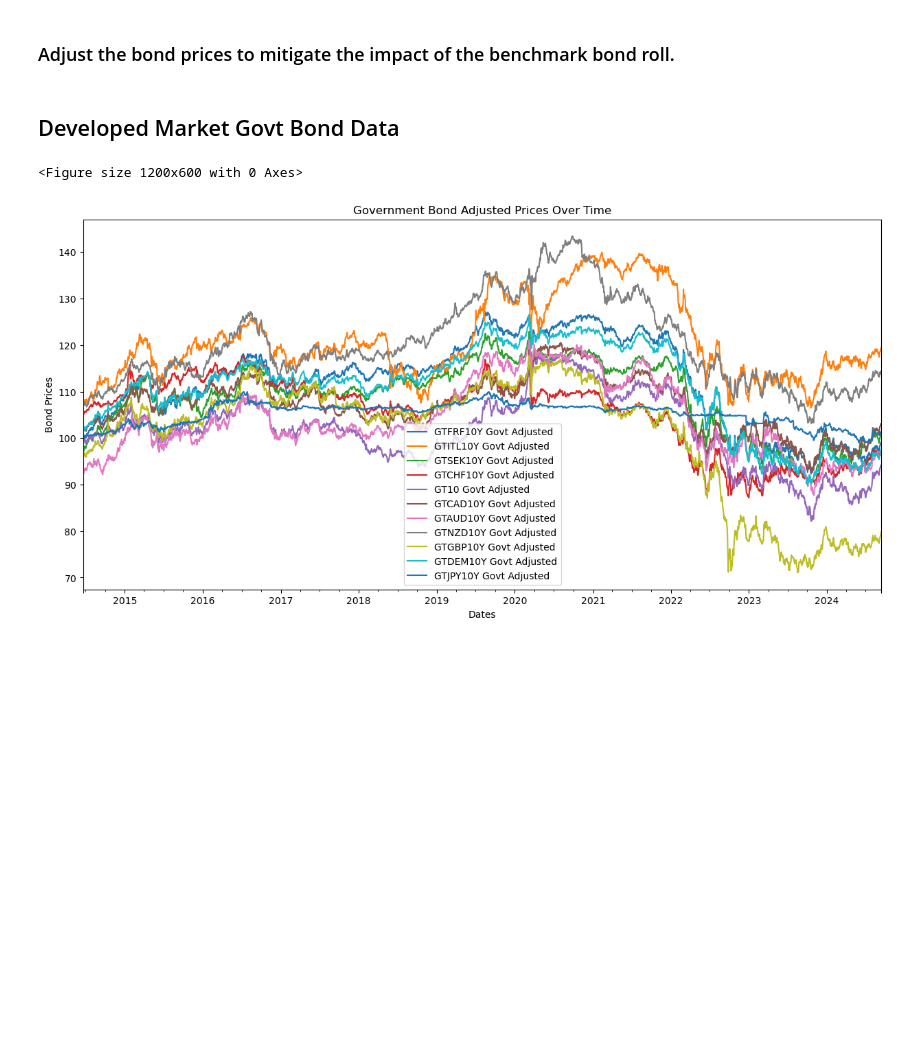
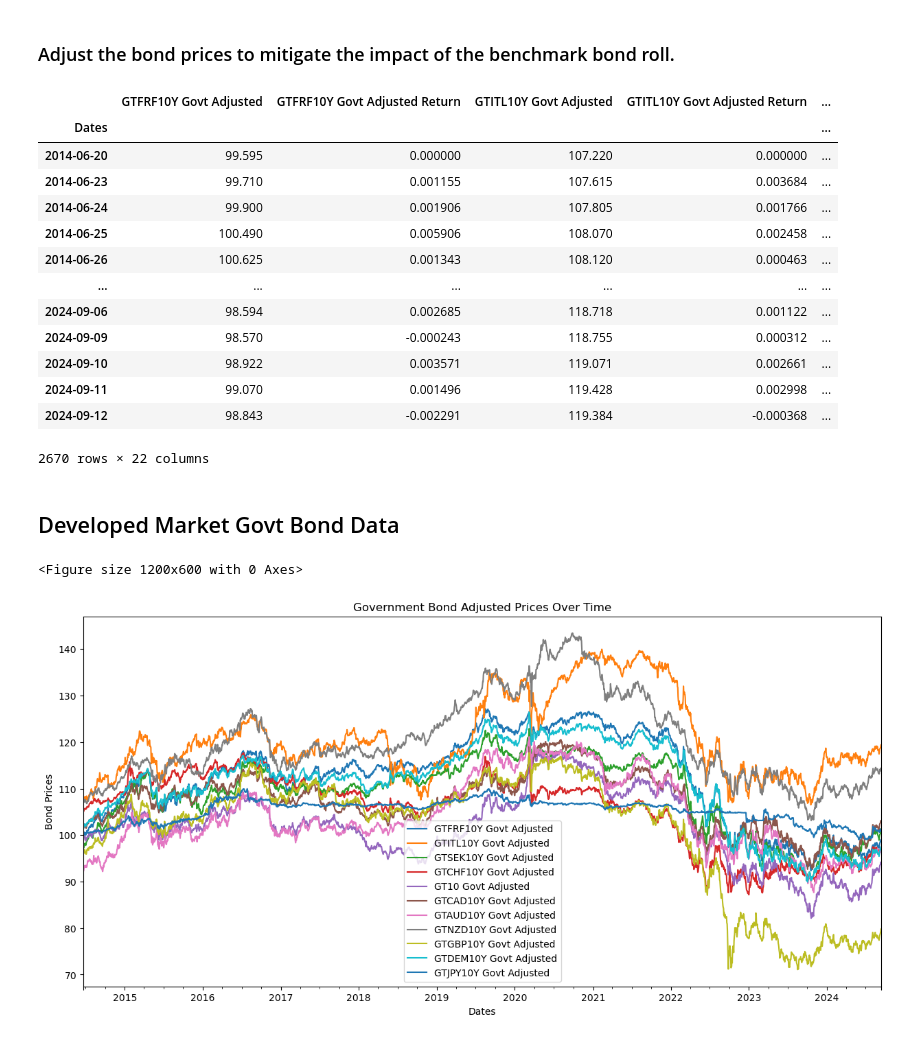
Before and after one commit to yuezhang5/Reinforcement-Learning-Pair-Trading, a Jupyter notebook: EDA_bond return_PC1.ipynb, the cells around one changed output. Drawn from its saved outputs; the diff is of its cells as text; code cells hidden in the pictures; blank space fills up the shorter version.

```diff
--- a/EDA_bond return_PC1.ipynb
+++ b/EDA_bond return_PC1.ipynb
@@ -55,6 +55,23 @@ col_adj_price = [i for i in tr_dm.columns if i.endswith('Adjusted')]
 col_adj_return = [i for i in tr_dm.columns if i.endswith('Adjusted Return')]
 
 tr_dm_net = tr_dm[col_adj].fillna(0)
+# %%
+tr_dm_net
+# %% [output]
+|  | GTFRF10Y Govt Adjusted | GTFRF10Y Govt Adjusted Return | GTITL10Y Govt Adjusted | GTITL10Y Govt Adjusted Return | ... |
+| Dates |  |  |  |  | ... |
+| 2014-06-20 | 99.595 | 0.000000 | 107.220 | 0.000000 | ... |
+| 2014-06-23 | 99.710 | 0.001155 | 107.615 | 0.003684 | ... |
+| 2014-06-24 | 99.900 | 0.001906 | 107.805 | 0.001766 | ... |
+| 2014-06-25 | 100.490 | 0.005906 | 108.070 | 0.002458 | ... |
+| 2014-06-26 | 100.625 | 0.001343 | 108.120 | 0.000463 | ... |
+| ... | ... | ... | ... | ... | ... |
+| 2024-09-06 | 98.594 | 0.002685 | 118.718 | 0.001122 | ... |
+| 2024-09-09 | 98.570 | -0.000243 | 118.755 | 0.000312 | ... |
+| 2024-09-10 | 98.922 | 0.003571 | 119.071 | 0.002661 | ... |
+| 2024-09-11 | 99.070 | 0.001496 | 119.428 | 0.002998 | ... |
+| 2024-09-12 | 98.843 | -0.002291 | 119.384 | -0.000368 | ... |
+2670 rows × 22 columns
 # %%
 # Split the data before 2019
 tr_dm_before_2019 = tr_dm_net[tr_dm_net.index < '2019-01-01']
```
Also changed, not shown: parts of 3 cells of this notebook.
